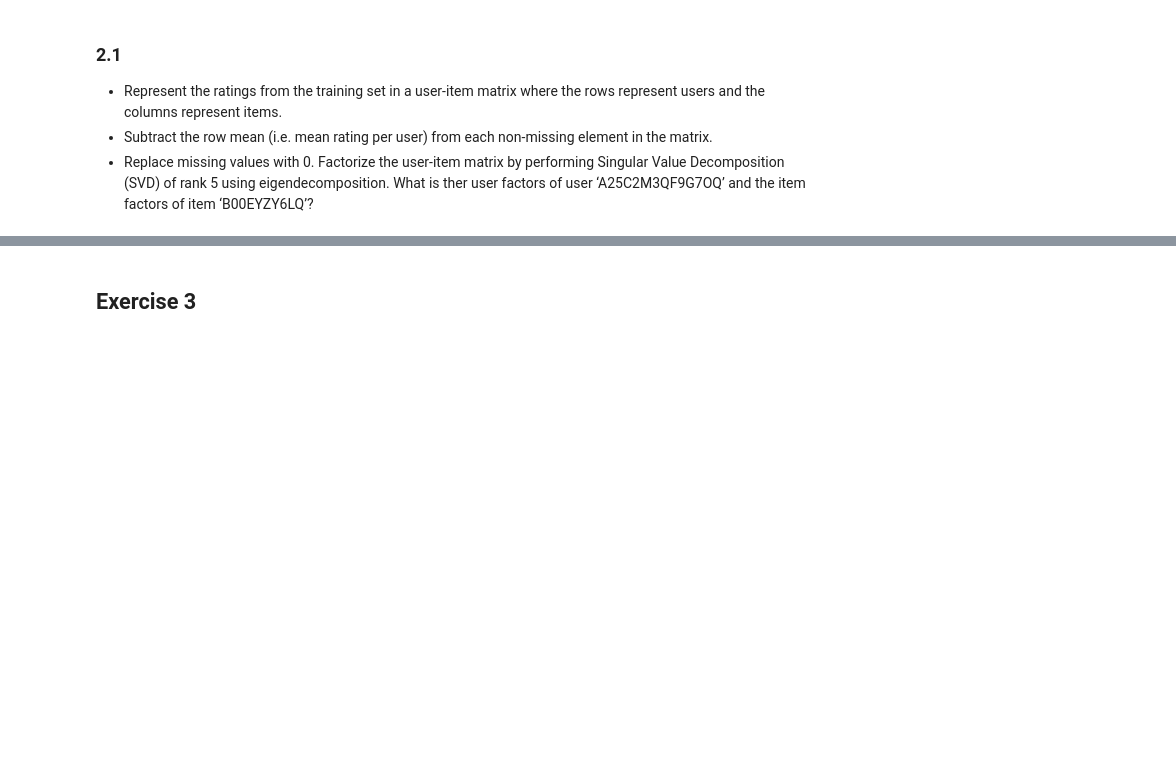
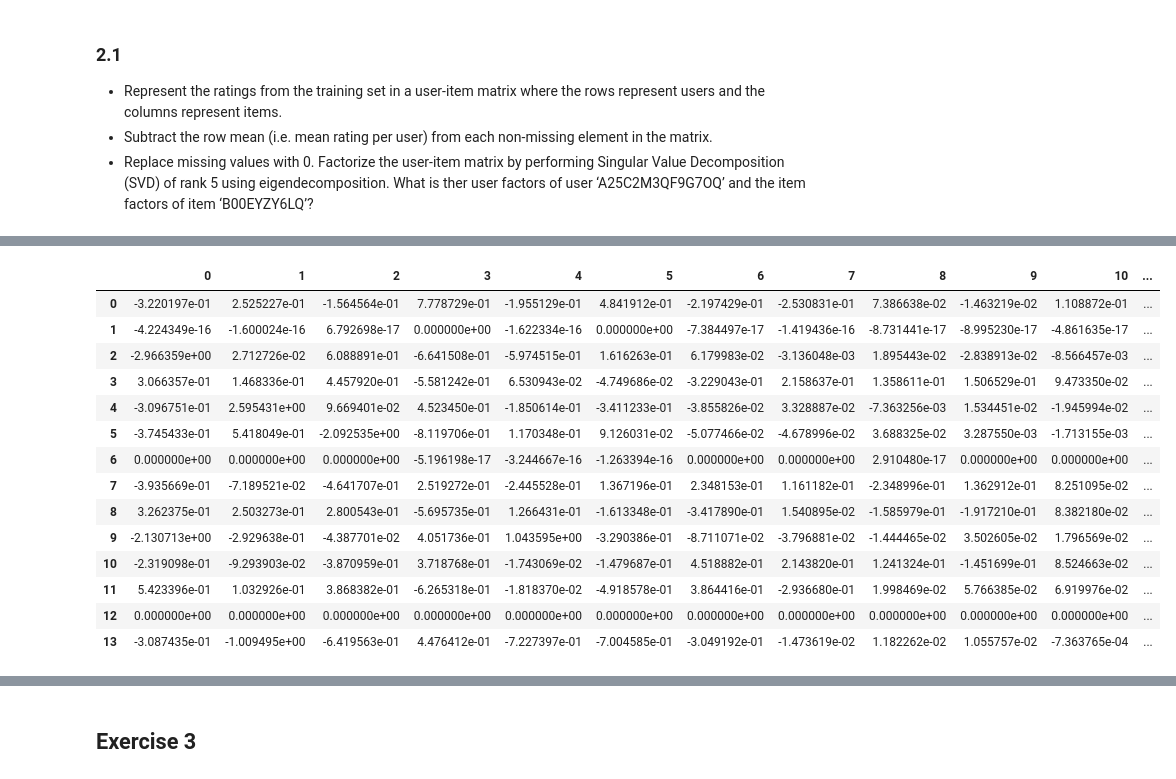
Before and after one commit to vlr112/WebScicence_FinalProject, a Jupyter notebook: labs/session_1/Session_1.ipynb, the cells around one changed output, grey strips where cells are left out. Drawn from its saved outputs; the diff is of its cells as text; code cells hidden in the pictures; blank space fills up the shorter version.

```diff
--- a/labs/session_1/Session_1.ipynb
+++ b/labs/session_1/Session_1.ipynb
@@ -545,3 +463,23 @@ matrix.
 Factorize the user-item matrix by performing Singular Value Decomposition (SVD) of rank 5 using
 eigendecomposition. What is ther user factors of user ‘A25C2M3QF9G7OQ’ and the item factors
 of item ‘B00EYZY6LQ’?
+# %%
+def user_item_matrix_2_1(df):
+
+  df = df[['reviewerID', 'asin', 'overall']]
+
+  all = df.pivot(*df.columns)
+
+  #add mean collumn
+  all['mean'] = all.mean(axis=1)
+
+  #Subtract the row mean (i.e. mean rating per user) from each non-missing element in the matrix.
+  #Replace missing values with 0.
+  all = all.subtract(all['mean'], axis = 0).fillna(0)
+
+
+  return all.drop(['mean'], axis=1)
+
+ratings_matrix_2_1 = user_item_matrix_2_1(joint)
+
+ratings_matrix_2_1
@@ -547,0 +504,38 @@ of item ‘B00EYZY6LQ’?
+# %%
+# SVD from scratch
+q, sigma, vT = np.linalg.svd(ratings_matrix_2_1, full_matrices=False)
+
+
+np
+user_factors = np.matmul(q, np.diag(sigma))
+pd.DataFrame(user_factors)
+
+
+# user_factors = (q[:,:5])
+# pd.DataFrame(user_factors)
+
+
+
+# jj = pd.DataFrame(vT[:5])
+
+# jj[14]
+
+# ori = np.matmul(user_factors, vT[:5])
+
+# pd.DataFrame(ori)
+# %% [output]
+|  | 0 | 1 | 2 | 3 | 4 | 5 | 6 | 7 | 8 | 9 | 10 | ... |
+| 0 | -3.220197e-01 | 2.525227e-01 | -1.564564e-01 | 7.778729e-01 | -1.955129e-01 | 4.841912e-01 | -2.197429e-01 | -2.530831e-01 | 7.386638e-02 | -1.463219e-02 | 1.108872e-01 | ... |
+| 1 | -4.224349e-16 | -1.600024e-16 | 6.792698e-17 | 0.000000e+00 | -1.622334e-16 | 0.000000e+00 | -7.384497e-17 | -1.419436e-16 | -8.731441e-17 | -8.995230e-17 | -4.861635e-17 | ... |
+| 2 | -2.966359e+00 | 2.712726e-02 | 6.088891e-01 | -6.641508e-01 | -5.974515e-01 | 1.616263e-01 | 6.179983e-02 | -3.136048e-03 | 1.895443e-02 | -2.838913e-02 | -8.566457e-03 | ... |
+| 3 | 3.066357e-01 | 1.468336e-01 | 4.457920e-01 | -5.581242e-01 | 6.530943e-02 | -4.749686e-02 | -3.229043e-01 | 2.158637e-01 | 1.358611e-01 | 1.506529e-01 | 9.473350e-02 | ... |
+| 4 | -3.096751e-01 | 2.595431e+00 | 9.669401e-02 | 4.523450e-01 | -1.850614e-01 | -3.411233e-01 | -3.855826e-02 | 3.328887e-02 | -7.363256e-03 | 1.534451e-02 | -1.945994e-02 | ... |
+| 5 | -3.745433e-01 | 5.418049e-01 | -2.092535e+00 | -8.119706e-01 | 1.170348e-01 | 9.126031e-02 | -5.077466e-02 | -4.678996e-02 | 3.688325e-02 | 3.287550e-03 | -1.713155e-03 | ... |
+| 6 | 0.000000e+00 | 0.000000e+00 | 0.000000e+00 | -5.196198e-17 | -3.244667e-16 | -1.263394e-16 | 0.000000e+00 | 0.000000e+00 | 2.910480e-17 | 0.000000e+00 | 0.000000e+00 | ... |
+| 7 | -3.935669e-01 | -7.189521e-02 | -4.641707e-01 | 2.519272e-01 | -2.445528e-01 | 1.367196e-01 | 2.348153e-01 | 1.161182e-01 | -2.348996e-01 | 1.362912e-01 | 8.251095e-02 | ... |
+| 8 | 3.262375e-01 | 2.503273e-01 | 2.800543e-01 | -5.695735e-01 | 1.266431e-01 | -1.613348e-01 | -3.417890e-01 | 1.540895e-02 | -1.585979e-01 | -1.917210e-01 | 8.382180e-02 | ... |
+| 9 | -2.130713e+00 | -2.929638e-01 | -4.387701e-02 | 4.051736e-01 | 1.043595e+00 | -3.290386e-01 | -8.711071e-02 | -3.796881e-02 | -1.444465e-02 | 3.502605e-02 | 1.796569e-02 | ... |
+| 10 | -2.319098e-01 | -9.293903e-02 | -3.870959e-01 | 3.718768e-01 | -1.743069e-02 | -1.479687e-01 | 4.518882e-01 | 2.143820e-01 | 1.241324e-01 | -1.451699e-01 | 8.524663e-02 | ... |
+| 11 | 5.423396e-01 | 1.032926e-01 | 3.868382e-01 | -6.265318e-01 | -1.818370e-02 | -4.918578e-01 | 3.864416e-01 | -2.936680e-01 | 1.998469e-02 | 5.766385e-02 | 6.919976e-02 | ... |
+| 12 | 0.000000e+00 | 0.000000e+00 | 0.000000e+00 | 0.000000e+00 | 0.000000e+00 | 0.000000e+00 | 0.000000e+00 | 0.000000e+00 | 0.000000e+00 | 0.000000e+00 | 0.000000e+00 | ... |
+| 13 | -3.087435e-01 | -1.009495e+00 | -6.419563e-01 | 4.476412e-01 | -7.227397e-01 | -7.004585e-01 | -3.049192e-01 | -1.473619e-02 | 1.182262e-02 | 1.055757e-02 | -7.363765e-04 | ... |
```
Also changed, not shown: parts of 27 cells of this notebook.
